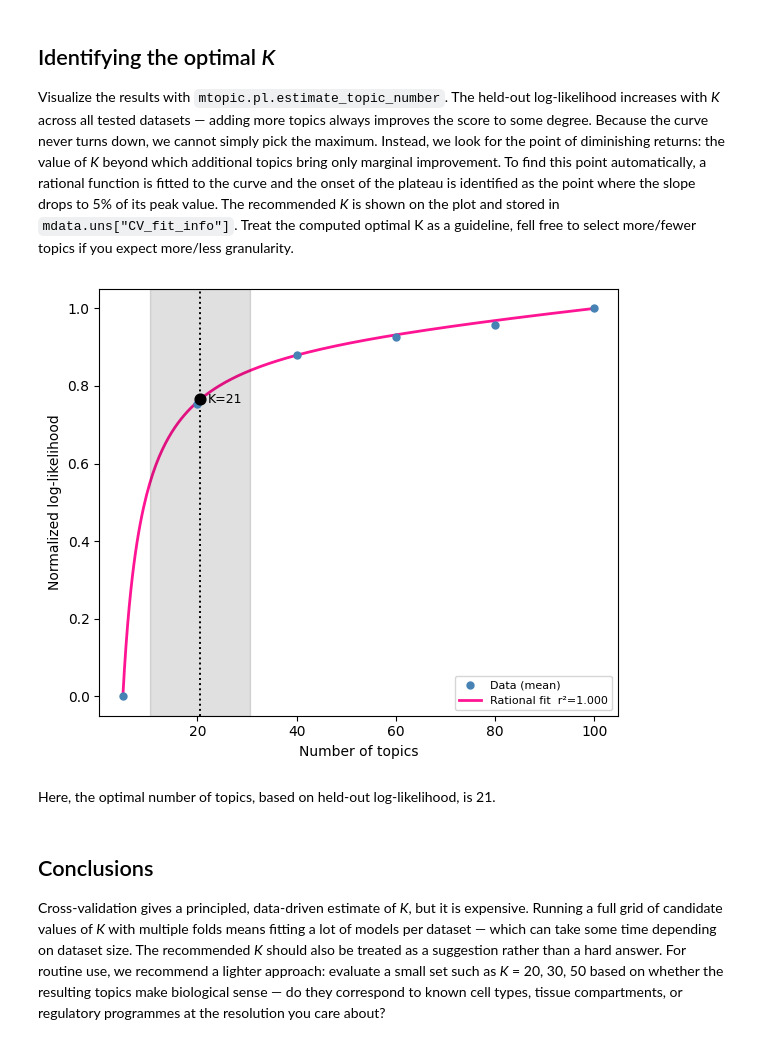
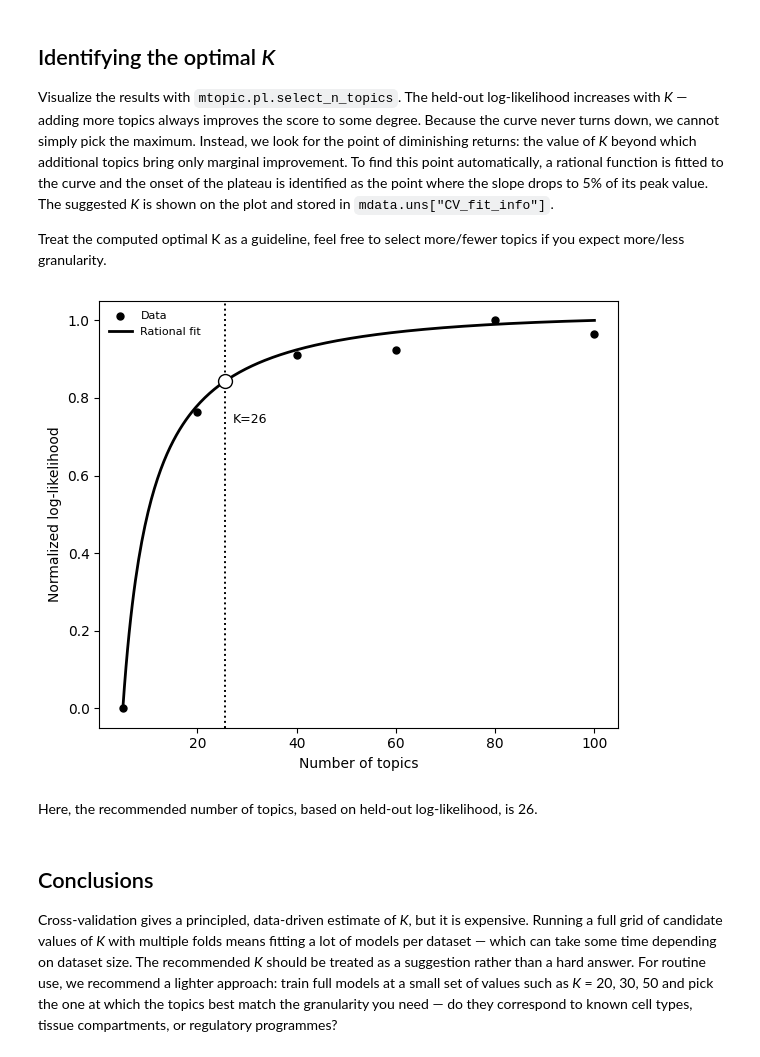
Before and after one commit to TabakaLab/mTopic, a Jupyter notebook: docs/source/notebooks/T5_Topic_Number_Selection.ipynb, the cells around one changed output. Cells and saved outputs as stored; diff of their text form; code cells hidden in the pictures.

```diff
--- a/docs/source/notebooks/T5_Topic_Number_Selection.ipynb
+++ b/docs/source/notebooks/T5_Topic_Number_Selection.ipynb
@@ -46,0 +23,5 @@ MuData object with n_obs × n_vars = 4194 × 5027
+# %%
+import mtopic
+
+mdata = mtopic.read.h5mu("HumanTonsil_filtered.h5mu")
+mdata
@@ -87,14 +70,16 @@ MuData object with n_obs × n_vars = 4194 × 5027
 # %% [markdown]
 ## Identifying the optimal *K*
 
-Visualize the results with `mtopic.pl.estimate_topic_number`. The held-out log-likelihood increases with *K* across all tested datasets — adding more topics always improves the score to some degree. Because the curve never turns down, we cannot simply pick the maximum. Instead, we look for the point of diminishing returns: the value of *K* beyond which additional topics bring only marginal improvement. To find this point automatically, a rational function is fitted to the curve and the onset of the plateau is identified as the point where the slope drops to 5% of its peak value. The recommended *K* is shown on the plot and stored in `mdata.uns["CV_fit_info"]`. Treat the computed optimal K as a guideline, fell free to select more/fewer topics if you expect more/less granularity.
+Visualize the results with `mtopic.pl.select_n_topics`. The held-out log-likelihood increases with *K* — adding more topics always improves the score to some degree. Because the curve never turns down, we cannot simply pick the maximum. Instead, we look for the point of diminishing returns: the value of *K* beyond which additional topics bring only marginal improvement. To find this point automatically, a rational function is fitted to the curve and the onset of the plateau is identified as the point where the slope drops to 5% of its peak value. The suggested *K* is shown on the plot and stored in `mdata.uns["CV_fit_info"]`.
+
+Treat the computed optimal K as a guideline, feel free to select more/fewer topics if you expect more/less granularity.
 # %%
-mtopic.pl.estimate_topic_number(mdata)
+mtopic.pl.select_n_topics(mdata)
 # %% [output]
-[figure, old version]
+[figure, new version]
 # %% [markdown]
-Here, the optimal number of topics, based on held-out log-likelihood, is 21.
+Here, the recommended number of topics, based on held-out log-likelihood, is 26.
 # %% [markdown]
 ## Conclusions
 
-Cross-validation gives a principled, data-driven estimate of *K*, but it is expensive. Running a full grid of candidate values of *K* with multiple folds means fitting a lot of models per dataset — which can take some time depending on dataset size. The recommended *K* should also be treated as a suggestion rather than a hard answer. For routine use, we recommend a lighter approach: evaluate a small set such as *K* = 20, 30, 50 based on whether the resulting topics make biological sense — do they correspond to known cell types, tissue compartments, or regulatory programmes at the resolution you care about?
+Cross-validation gives a principled, data-driven estimate of *K*, but it is expensive. Running a full grid of candidate values of *K* with multiple folds means fitting a lot of models per dataset — which can take some time depending on dataset size. The recommended *K* should be treated as a suggestion rather than a hard answer. For routine use, we recommend a lighter approach: train full models at a small set of values such as *K* = 20, 30, 50 and pick the one at which the topics best match the granularity you need — do they correspond to known cell types, tissue compartments, or regulatory programmes?
```
Also changed, not shown: parts of 5 cells of this notebook, 26 other files.
